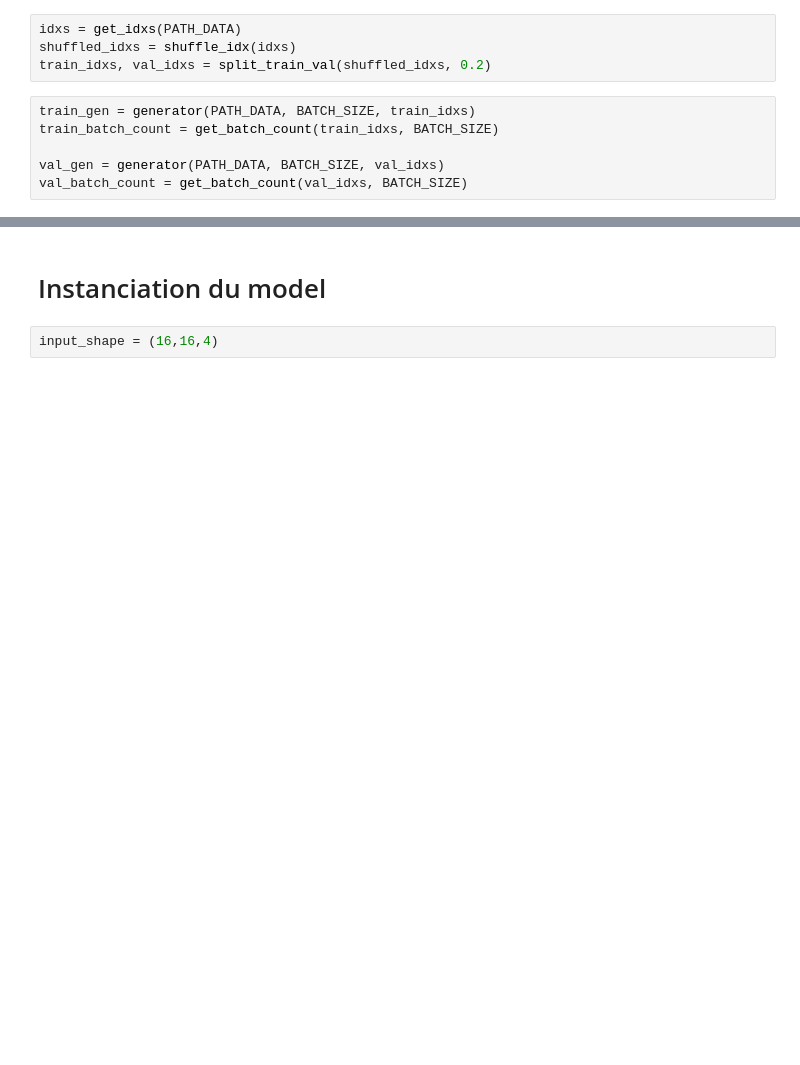
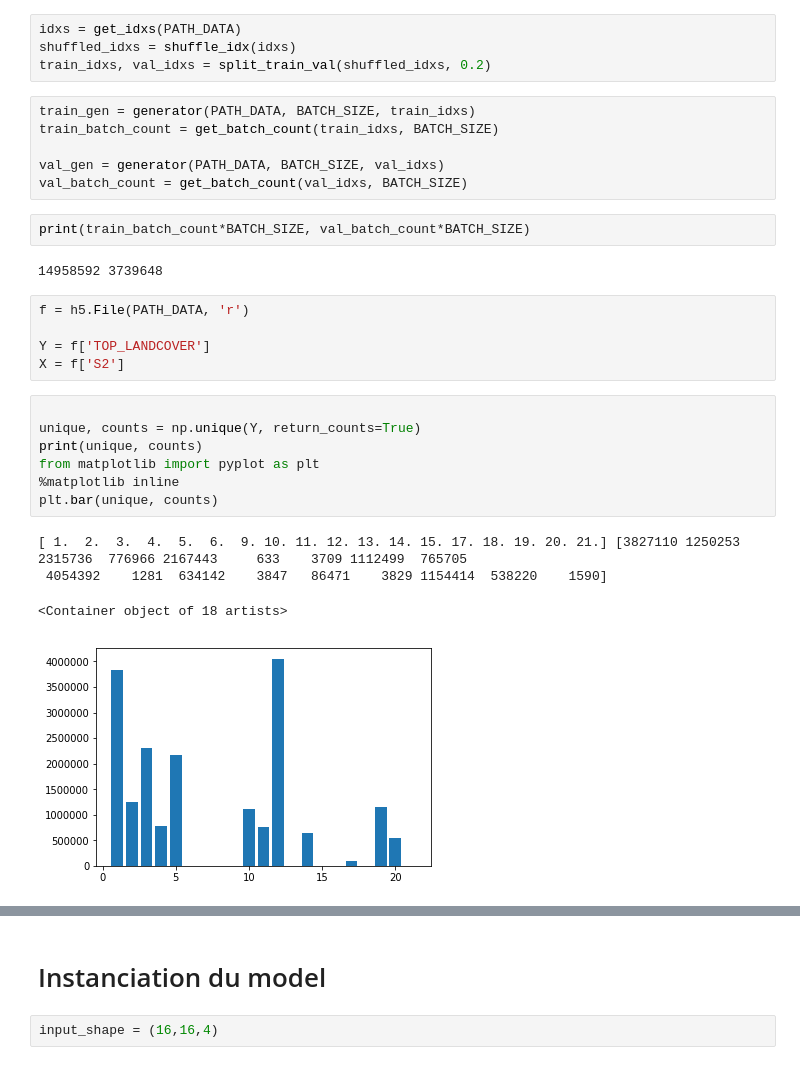
Before and after one commit to Rododindron/5tars-and-a-friend, a Jupyter notebook: Hackathon_Mostafa.ipynb, the cells around one changed output, grey strips where cells are left out. Drawn from its saved outputs; the diff is of its cells as text; blank space fills up the shorter version.

```diff
--- a/Hackathon_Mostafa.ipynb
+++ b/Hackathon_Mostafa.ipynb
@@ -75,3 +84,24 @@ train_batch_count = get_batch_count(train_idxs, BATCH_SIZE)
 
 val_gen = generator(PATH_DATA, BATCH_SIZE, val_idxs)
 val_batch_count = get_batch_count(val_idxs, BATCH_SIZE)
+# %%
+print(train_batch_count*BATCH_SIZE, val_batch_count*BATCH_SIZE)
+# %% [output]
+14958592 3739648
+# %%
+f = h5.File(PATH_DATA, 'r')
+
+Y = f['TOP_LANDCOVER']
+X = f['S2']
+# %%
+
+unique, counts = np.unique(Y, return_counts=True)
+print(unique, counts)
+from matplotlib import pyplot as plt
+%matplotlib inline
+plt.bar(unique, counts)
+# %% [output]
+[ 1.  2.  3.  4.  5.  6.  9. 10. 11. 12. 13. 14. 15. 17. 18. 19. 20. 21.] [3827110 1250253 2315736  776966 2167443     633    3709 1112499  765705
+ 4054392    1281  634142    3847   86471    3829 1154414  538220    1590]
+<Container object of 18 artists>
+[figure, added]
```
Also changed, not shown: parts of 33 cells of this notebook, 7 other files.
